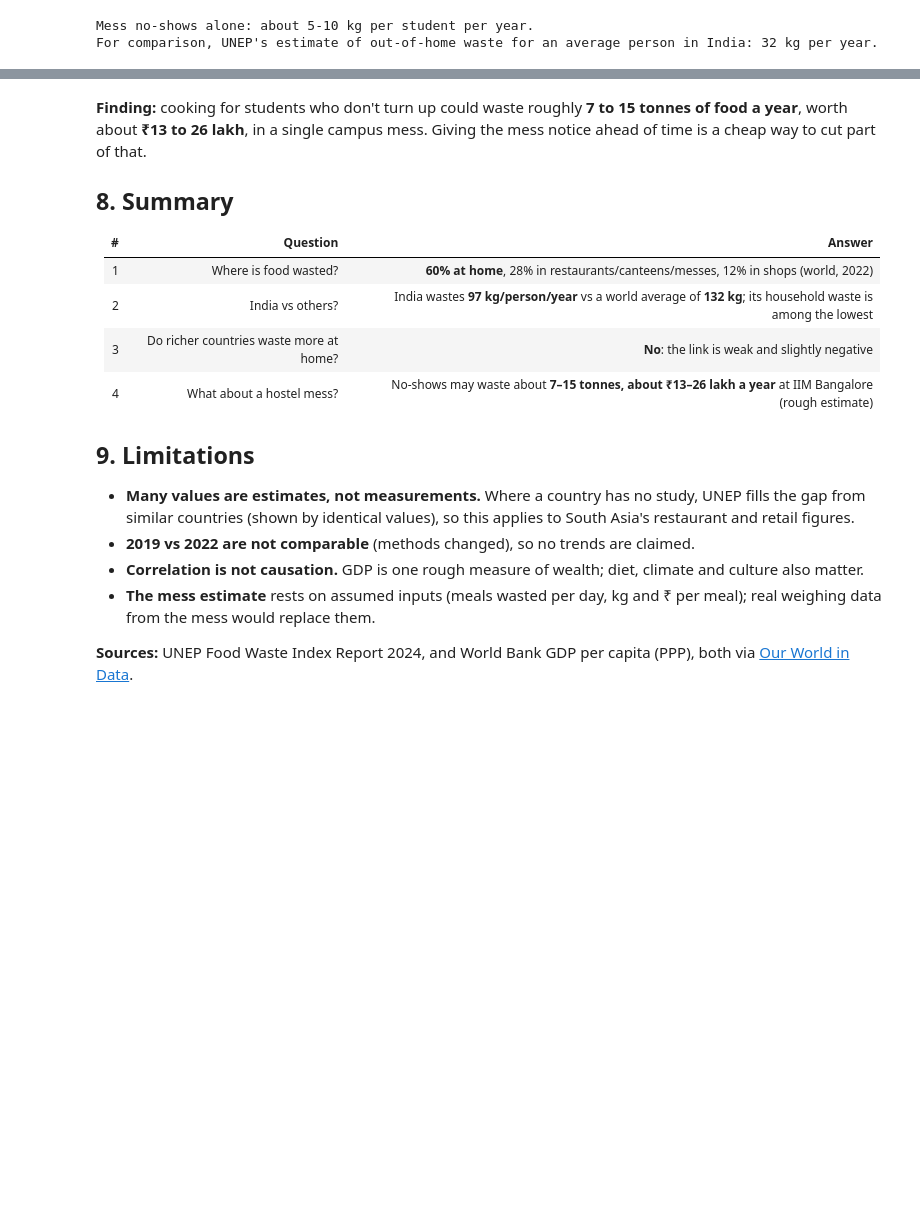
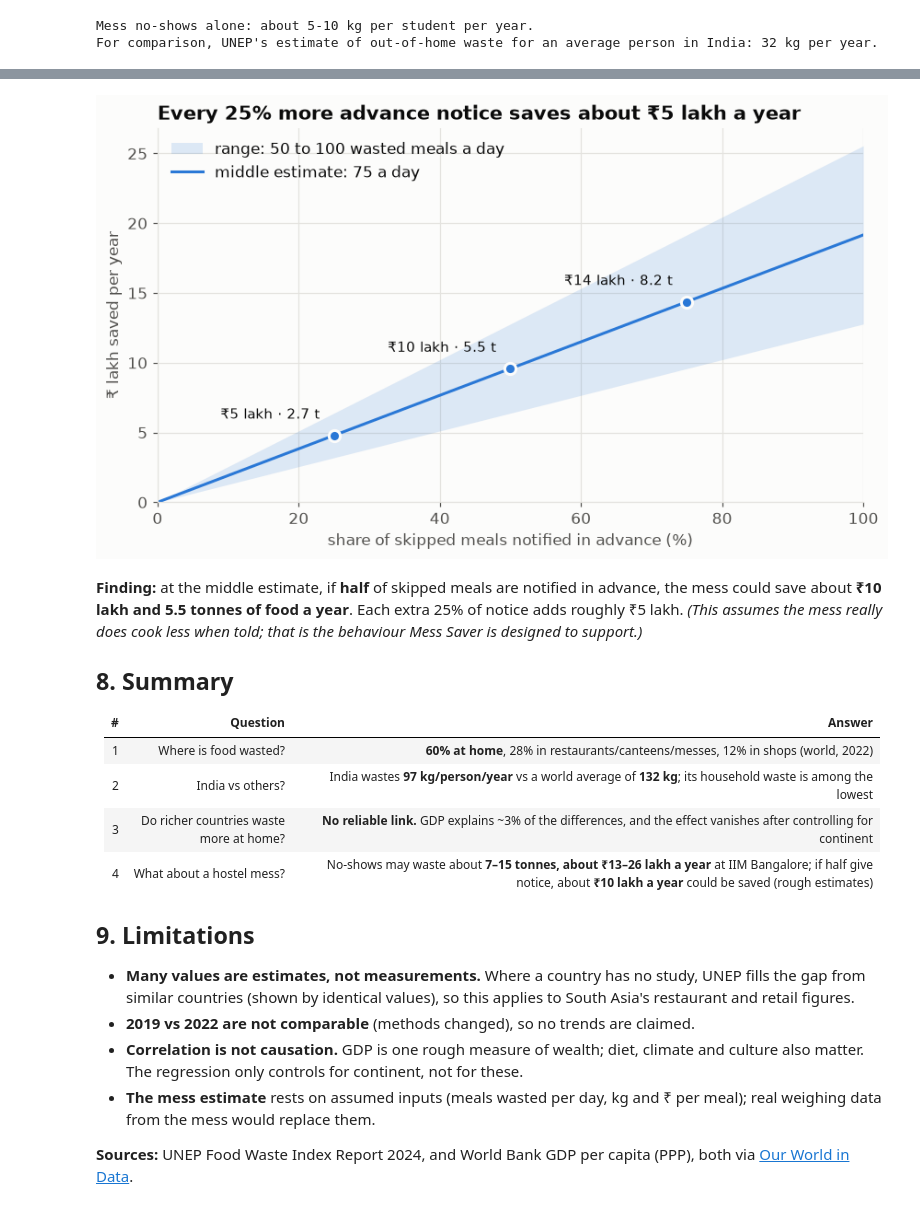
Before and after one commit to Jontyloh/food-waste-analysis, a Jupyter notebook: food_waste_analysis.ipynb, the cells around one changed output, grey strips where cells are left out. Cells and saved outputs as stored; diff of their text form; code cells hidden in the pictures; blank space fills up the shorter version.

Commit message:
Deeper statistics: bootstrap CI, robustness check, regression with region controls, savings scenarios
Co-Authored-By: Claude Opus 5.5 <noreply@anthropic.com>

```diff
--- a/food_waste_analysis.ipynb
+++ b/food_waste_analysis.ipynb
@@ -346,0 +427,11 @@ For comparison, UNEP's estimate of out-of-home waste for an average person in In
+# %%
+NOTICE_RATES = [0.25, 0.50, 0.75]
+LEVELS = {"low (50/day)": 50, "middle (75/day)": 75, "high (100/day)": 100}
+
+scenario = pd.DataFrame(
+    {f"{rate:.0%} give notice": {name: meals * 365 * rate * RUPEES_PER_MEAL / 100_000
+                                 for name, meals in LEVELS.items()}
+     for rate in NOTICE_RATES}
+)
+print("Money saved per year (₹ lakh):")
+scenario.round(1)
@@ -347,7 +444,31 @@ For comparison, UNEP's estimate of out-of-home waste for an average person in In
+# %%
+rates = np.linspace(0, 1, 101)
+def lakh(meals): return meals * 365 * rates * RUPEES_PER_MEAL / 100_000
+def tonnes(meals, rate): return meals * 365 * rate * KG_PER_MEAL / 1000
+
+fig, ax = plt.subplots(figsize=(9, 4.8))
+ax.fill_between(rates * 100, lakh(50), lakh(100), color=BLUE, alpha=0.15, linewidth=0,
+                label="range: 50 to 100 wasted meals a day")
+ax.plot(rates * 100, lakh(75), color=BLUE, linewidth=2, label="middle estimate: 75 a day")
+for rate in NOTICE_RATES:
+    y = 75 * 365 * rate * RUPEES_PER_MEAL / 100_000
+    ax.scatter(rate * 100, y, s=64, color=BLUE, edgecolor="#fcfcfb", linewidth=2, zorder=3)
+    ax.annotate(f"₹{y:.0f} lakh · {tonnes(75, rate):.1f} t", (rate * 100, y), xytext=(-10, 12),
+                textcoords="offset points", ha="right", fontsize=10)
+ax.set_xlim(0, 100); ax.set_ylim(0, None)
+ax.set_xlabel("share of skipped meals notified in advance (%)")
+ax.set_ylabel("₹ lakh saved per year")
+ax.set_title("Every 25% more advance notice saves about ₹5 lakh a year")
+ax.legend(loc="upper left", frameon=False)
+fig.savefig(CHARTS / "04_mess_savings_scenarios.png")
+plt.show()
+# %% [output]
+[figure, added]
 # %% [markdown]
-**Finding:** cooking for students who don't turn up could waste roughly **7 to 15 tonnes of food a
-year**, worth about **₹13 to 26 lakh**, in a single campus mess. Giving the mess notice
-ahead of time is a cheap way to cut part of that.
+**Finding:** at the middle estimate, if **half** of skipped meals are notified in advance, the mess
+could save about **₹10 lakh and 5.5 tonnes of food a year**. Each extra 25% of notice adds roughly
+₹5 lakh. *(This assumes the mess really does cook less when told; that is the behaviour Mess Saver
+is designed to support.)*
 
 ## 8. Summary
 
@@ -355,8 +476,8 @@ ahead of time is a cheap way to cut part of that.
 |---|---|---|
 | 1 | Where is food wasted? | **60% at home**, 28% in restaurants/canteens/messes, 12% in shops (world, 2022) |
 | 2 | India vs others? | India wastes **97 kg/person/year** vs a world average of **132 kg**; its household waste is among the lowest |
-| 3 | Do richer countries waste more at home? | **No**: the link is weak and slightly negative |
-| 4 | What about a hostel mess? | No-shows may waste about **7–15 tonnes, about ₹13–26 lakh a year** at IIM Bangalore (rough estimate) |
+| 3 | Do richer countries waste more at home? | **No reliable link.** GDP explains ~3% of the differences, and the effect vanishes after controlling for continent |
+| 4 | What about a hostel mess? | No-shows may waste about **7–15 tonnes, about ₹13–26 lakh a year** at IIM Bangalore; if half give notice, about **₹10 lakh a year** could be saved (rough estimates) |
 
 ## 9. Limitations
 
@@ -364,6 +485,7 @@ ahead of time is a cheap way to cut part of that.
   from similar countries (shown by identical values), so this applies to South Asia's restaurant and retail figures.
 - **2019 vs 2022 are not comparable** (methods changed), so no trends are claimed.
 - **Correlation is not causation.** GDP is one rough measure of wealth; diet, climate and culture also matter.
+  The regression only controls for continent, not for these.
 - **The mess estimate** rests on assumed inputs (meals wasted per day, kg and ₹ per meal); real
   weighing data from the mess would replace them.
 
```
Also changed, not shown: parts of 7 cells of this notebook, 3 other files.
